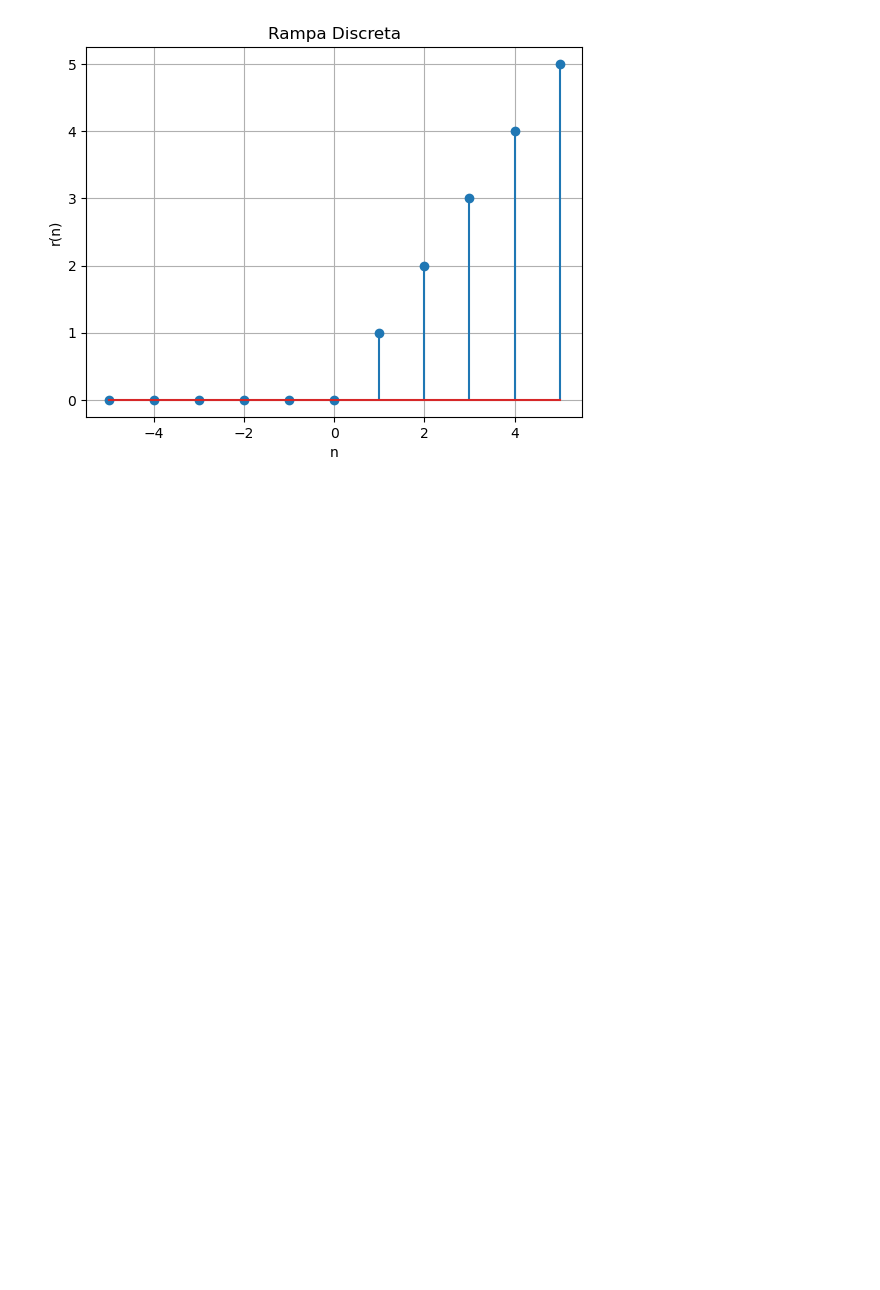
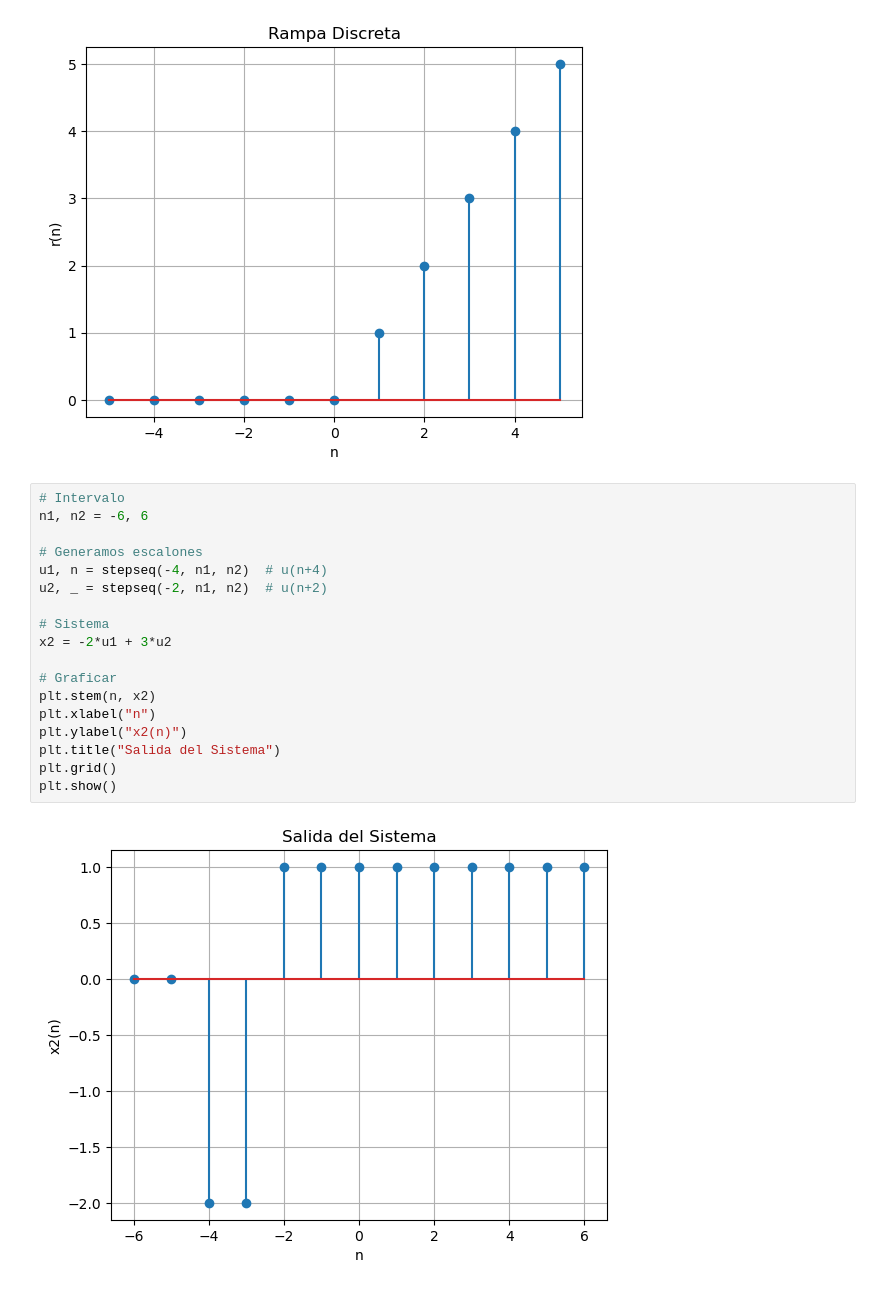
Before and after one commit to decagsito/Biosenales_20261, a Jupyter notebook: Practica_2.ipynb, the cells around one changed output. Drawn from its saved outputs; the diff is of its cells as text; blank space fills up the shorter version.

```diff
--- a/Practica_2.ipynb
+++ b/Practica_2.ipynb
@@ -62,3 +64,23 @@ plt.grid()
 plt.show()
 # %% [output]
 [figure]
+# %%
+# Intervalo
+n1, n2 = -6, 6
+
+# Generamos escalones
+u1, n = stepseq(-4, n1, n2)  # u(n+4)
+u2, _ = stepseq(-2, n1, n2)  # u(n+2)
+
+# Sistema
+x2 = -2*u1 + 3*u2
+
+# Graficar
+plt.stem(n, x2)
+plt.xlabel("n")
+plt.ylabel("x2(n)")
+plt.title("Salida del Sistema")
+plt.grid()
+plt.show()
+# %% [output]
+[figure, added]
```
Also changed, not shown: parts of 3 cells of this notebook.
